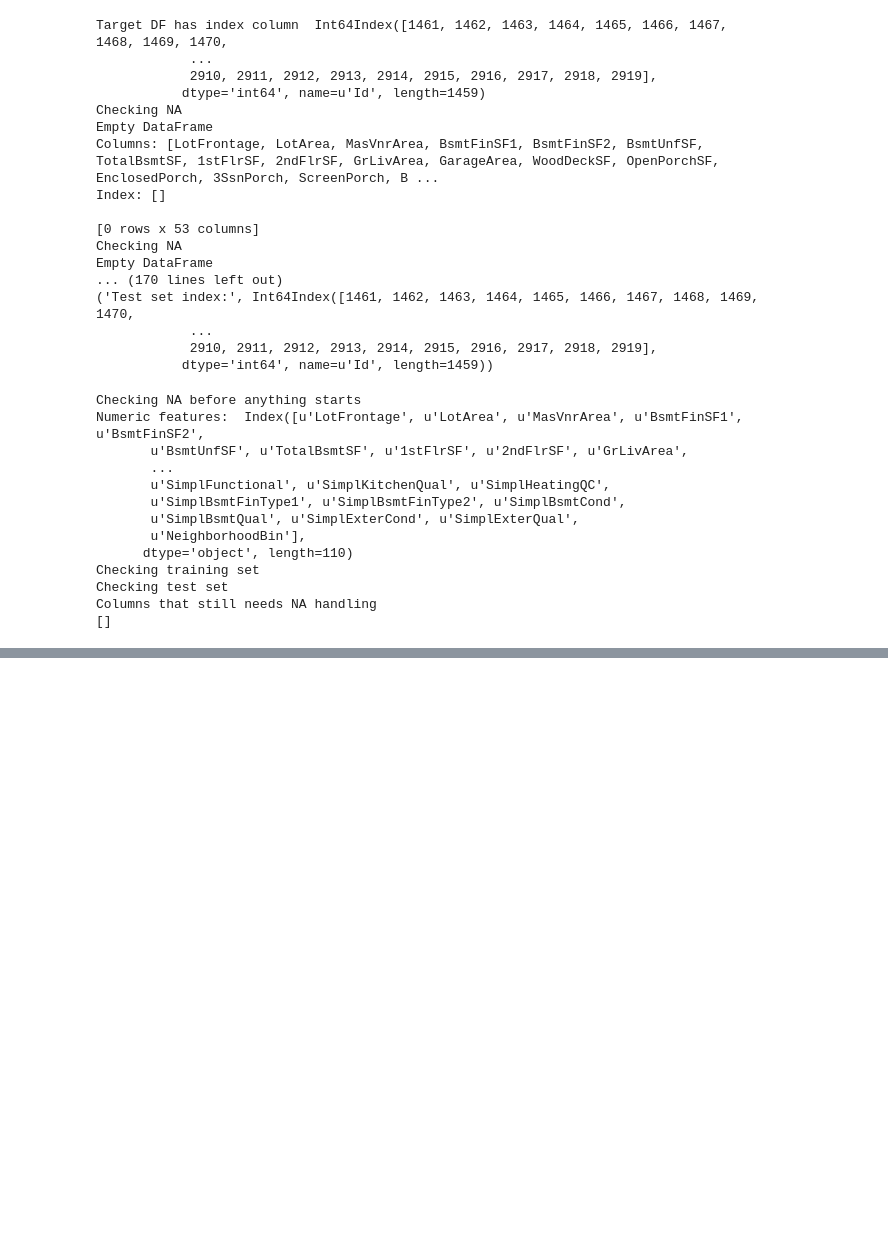
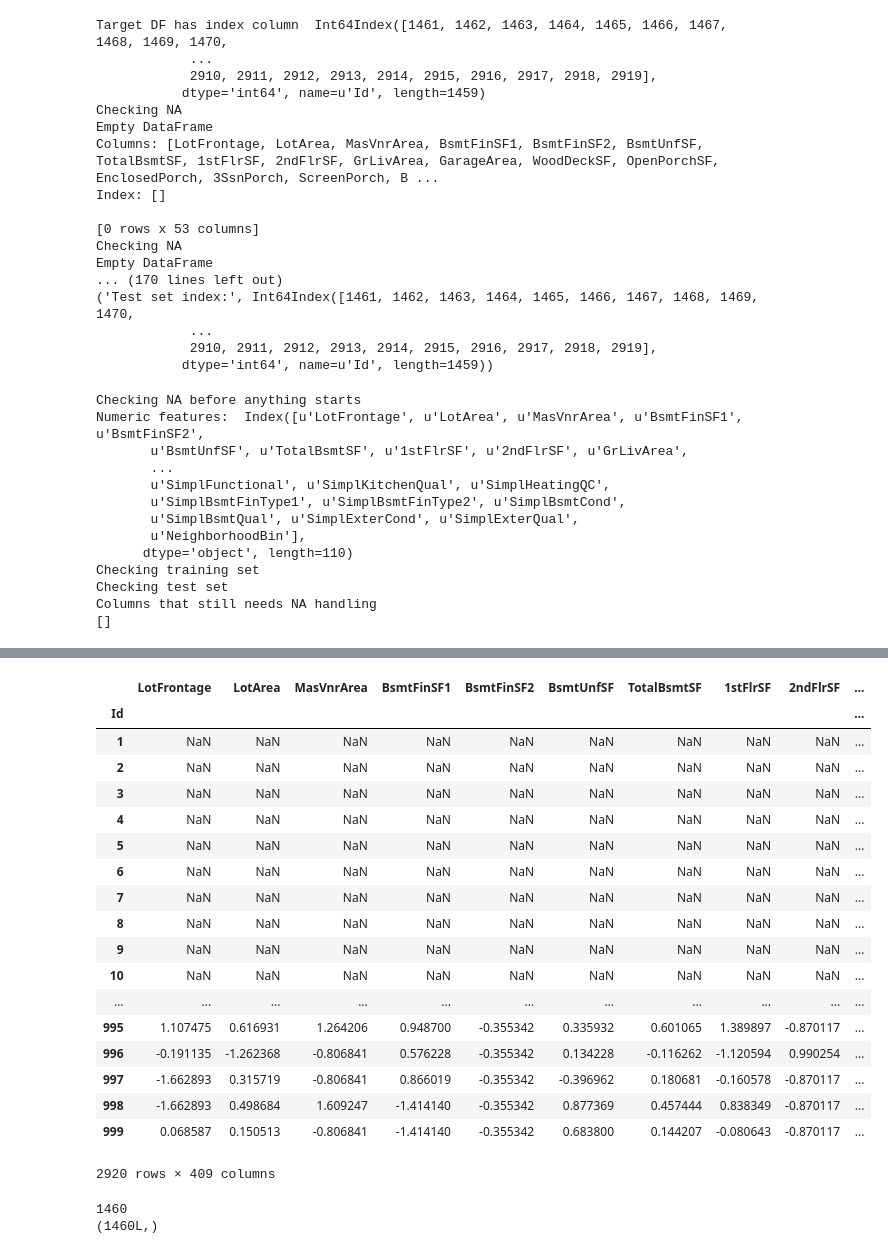
Before and after one commit to lanxing2/Team-k-House-Prices-Advanced-Regression-Techniques, a Jupyter notebook: ParagonFeaturePreprocessing.ipynb, the cells around one changed output, grey strips where cells are left out. Cells and saved outputs as stored; diff of their text form; code cells hidden in the pictures; blank space fills up the shorter version.

```diff
--- a/ParagonFeaturePreprocessing.ipynb
+++ b/ParagonFeaturePreprocessing.ipynb
@@ -795 +880,30 @@ train_df_munged['SalePrice']=train_target
+# %%
+# Try concat, no good
+pd.concat([train_onehot,train_target],axis=1)
+# %% [output]
+|  | LotFrontage | LotArea | MasVnrArea | BsmtFinSF1 | BsmtFinSF2 | BsmtUnfSF | TotalBsmtSF | 1stFlrSF | 2ndFlrSF | ... |
+| Id |  |  |  |  |  |  |  |  |  | ... |
+| 1 | NaN | NaN | NaN | NaN | NaN | NaN | NaN | NaN | NaN | ... |
+| 2 | NaN | NaN | NaN | NaN | NaN | NaN | NaN | NaN | NaN | ... |
+| 3 | NaN | NaN | NaN | NaN | NaN | NaN | NaN | NaN | NaN | ... |
+| 4 | NaN | NaN | NaN | NaN | NaN | NaN | NaN | NaN | NaN | ... |
+| 5 | NaN | NaN | NaN | NaN | NaN | NaN | NaN | NaN | NaN | ... |
+| 6 | NaN | NaN | NaN | NaN | NaN | NaN | NaN | NaN | NaN | ... |
+| 7 | NaN | NaN | NaN | NaN | NaN | NaN | NaN | NaN | NaN | ... |
+| 8 | NaN | NaN | NaN | NaN | NaN | NaN | NaN | NaN | NaN | ... |
+| 9 | NaN | NaN | NaN | NaN | NaN | NaN | NaN | NaN | NaN | ... |
+| 10 | NaN | NaN | NaN | NaN | NaN | NaN | NaN | NaN | NaN | ... |
+| ... | ... | ... | ... | ... | ... | ... | ... | ... | ... | ... |
+| 995 | 1.107475 | 0.616931 | 1.264206 | 0.948700 | -0.355342 | 0.335932 | 0.601065 | 1.389897 | -0.870117 | ... |
+| 996 | -0.191135 | -1.262368 | -0.806841 | 0.576228 | -0.355342 | 0.134228 | -0.116262 | -1.120594 | 0.990254 | ... |
+| 997 | -1.662893 | 0.315719 | -0.806841 | 0.866019 | -0.355342 | -0.396962 | 0.180681 | -0.160578 | -0.870117 | ... |
+| 998 | -1.662893 | 0.498684 | 1.609247 | -1.414140 | -0.355342 | 0.877369 | 0.457444 | 0.838349 | -0.870117 | ... |
+| 999 | 0.068587 | 0.150513 | -0.806841 | -1.414140 | -0.355342 | 0.683800 | 0.144207 | -0.080643 | -0.870117 | ... |
+2920 rows × 409 columns
+# %%
+print len(train_onehot['SalePrice'])
+print train_onehot['SalePrice'].shape
+# %% [output]
+1460
+(1460L,)
 # %%
```
Also changed, not shown: parts of 25 cells of this notebook.
